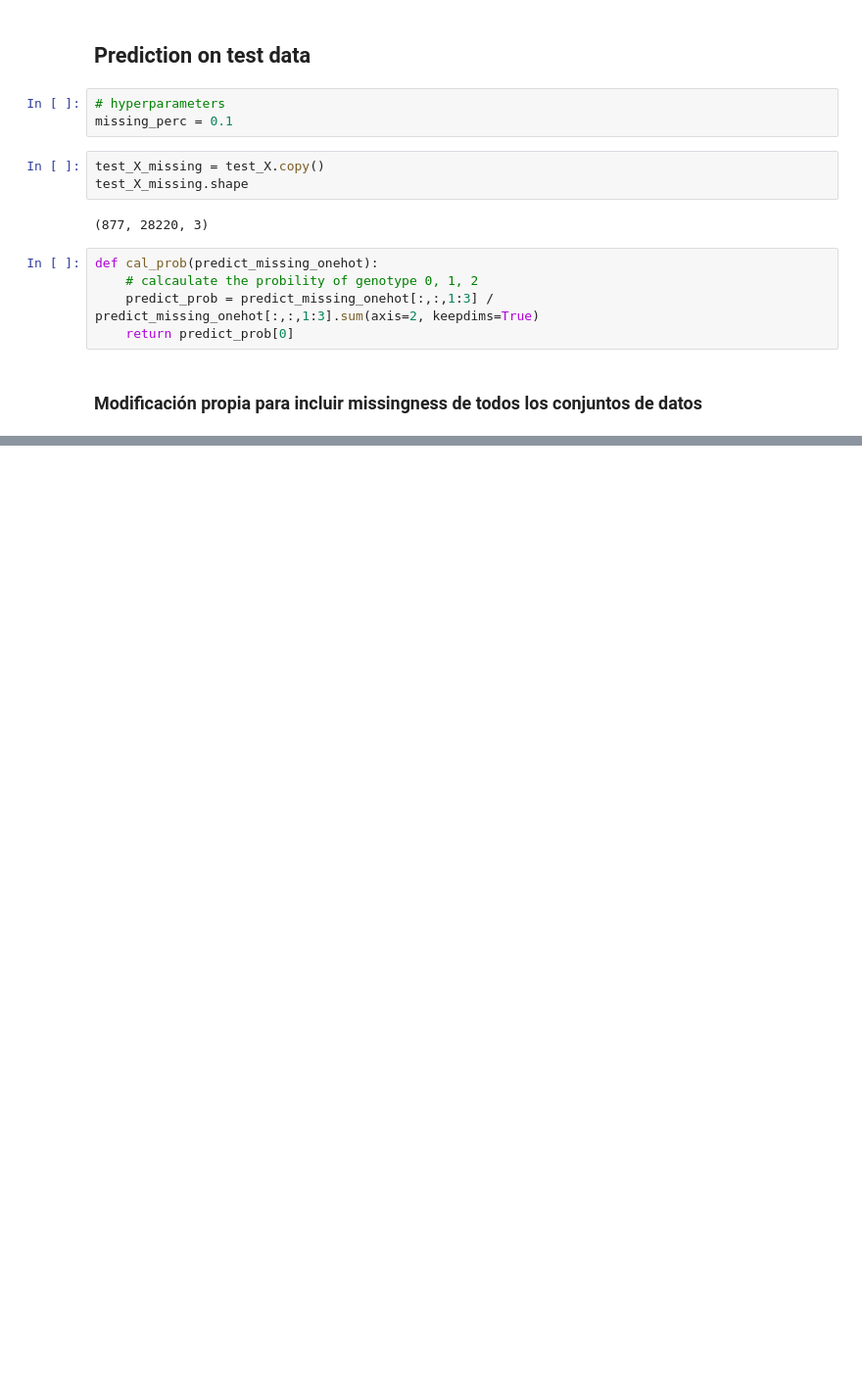
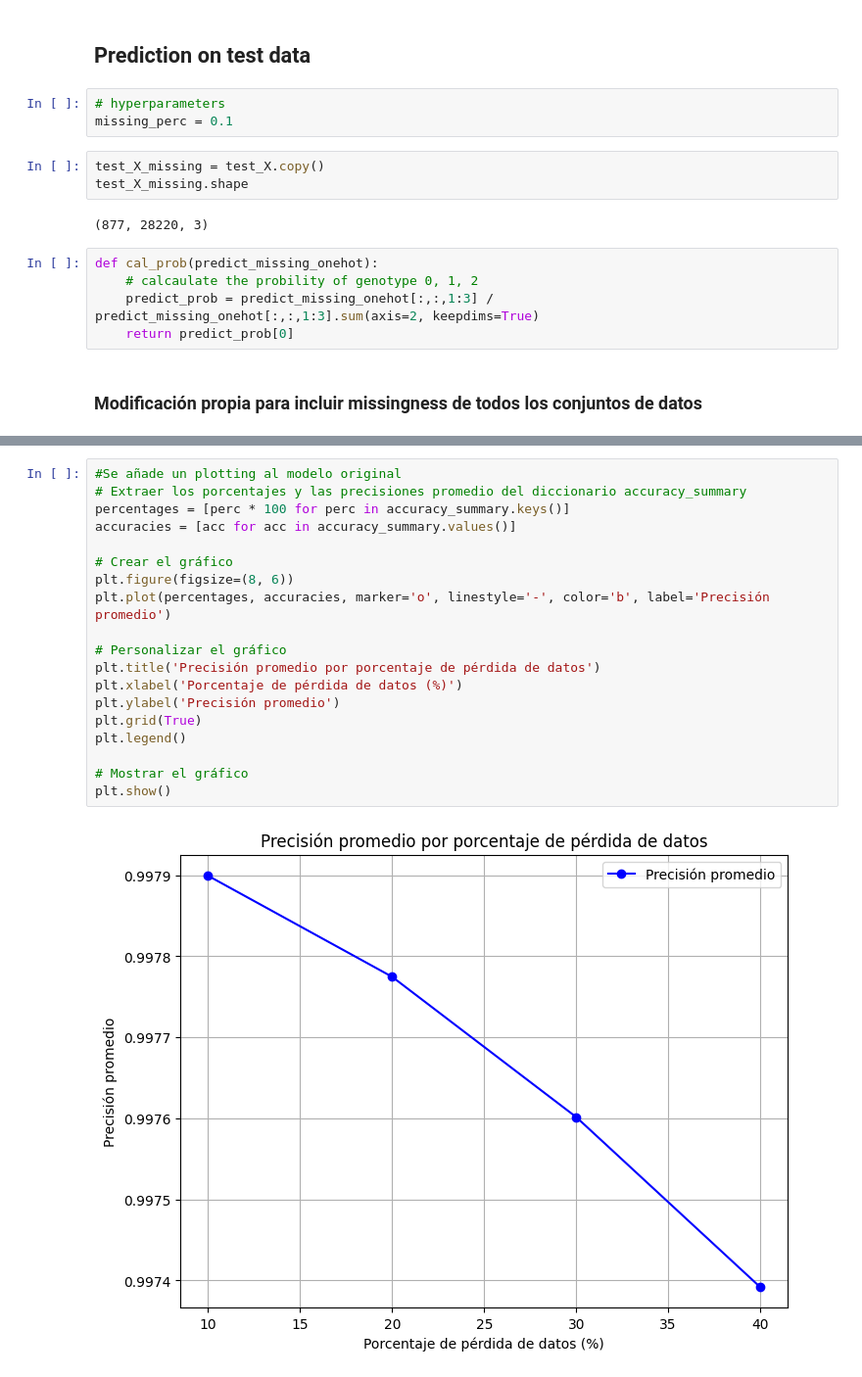
Before and after one commit to celiacl/ML_yeast_dna_imputation, a Jupyter notebook: notebooks/original_SDCA/SCDA_test_yeast.ipynb, the cells around one changed output, grey strips where cells are left out. Shown: that part at 98% size. Cells and saved outputs as stored; diff of their text form; blank space fills up the shorter version.

```diff
--- a/notebooks/original_SDCA/SCDA_test_yeast.ipynb
+++ b/notebooks/original_SDCA/SCDA_test_yeast.ipynb
@@ -156,2 +157,23 @@ Porcentaje de pérdida: 20.0%, Precisión promedio: 0.9977
 Porcentaje de pérdida: 30.0%, Precisión promedio: 0.9976
 Porcentaje de pérdida: 40.0%, Precisión promedio: 0.9974
+# %%
+#Se añade un plotting al modelo original
+# Extraer los porcentajes y las precisiones promedio del diccionario accuracy_summary
+percentages = [perc * 100 for perc in accuracy_summary.keys()]
+accuracies = [acc for acc in accuracy_summary.values()]
+
+# Crear el gráfico
+plt.figure(figsize=(8, 6))
+plt.plot(percentages, accuracies, marker='o', linestyle='-', color='b', label='Precisión promedio')
+
+# Personalizar el gráfico
+plt.title('Precisión promedio por porcentaje de pérdida de datos')
+plt.xlabel('Porcentaje de pérdida de datos (%)')
+plt.ylabel('Precisión promedio')
+plt.grid(True)
+plt.legend()
+
+# Mostrar el gráfico
+plt.show()
+# %% [output]
+[figure, added]
```
Also changed, not shown: parts of 3 cells of this notebook, 8 other files.
